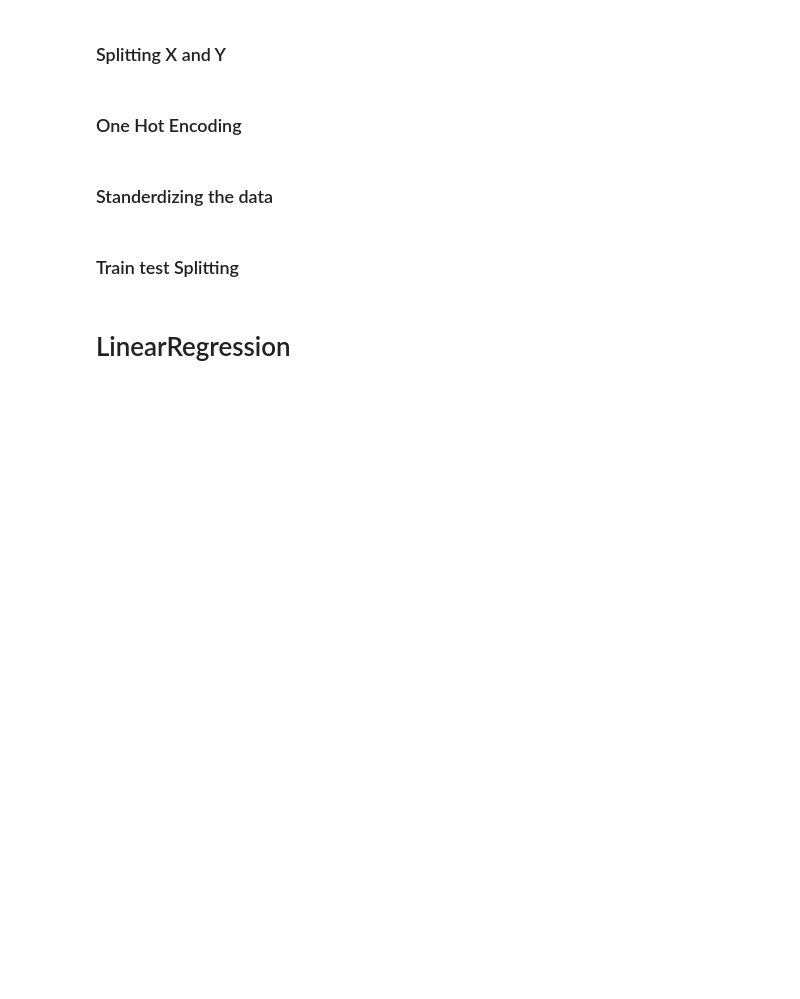
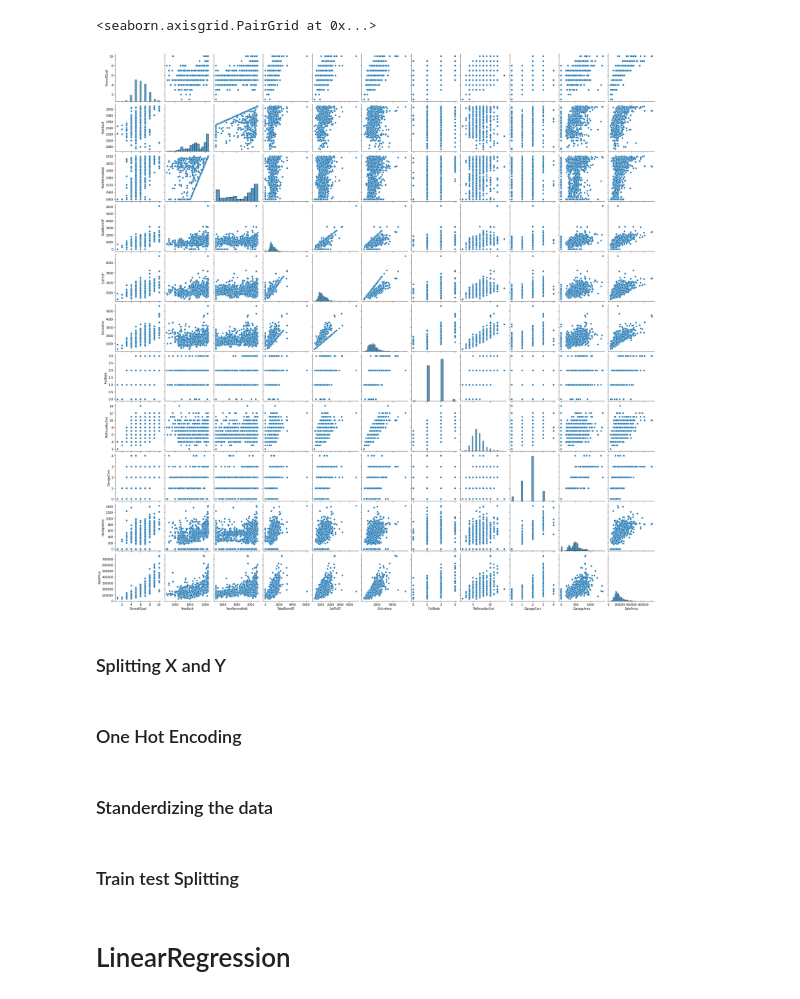
Before and after one commit to ayushash1/machine_learning, a Jupyter notebook: houseprices.ipynb, the cells around one changed output. Drawn from its saved outputs; the diff is of its cells as text; code cells hidden in the pictures; blank space fills up the shorter version.

```diff
--- a/houseprices.ipynb
+++ b/houseprices.ipynb
@@ -35,7 +57,10 @@ important_columns = important_num_cols + cat_cols
 
 df = df[important_columns]
 # %%
-# sns.pairplot(df[important_num_cols])
+sns.pairplot(df[important_num_cols])
+# %% [output]
+<seaborn.axisgrid.PairGrid at 0x...>
+[figure, added]
 # %% [markdown]
 ### Splitting X and Y
 # %%
```
Also changed, not shown: parts of 13 cells of this notebook.
